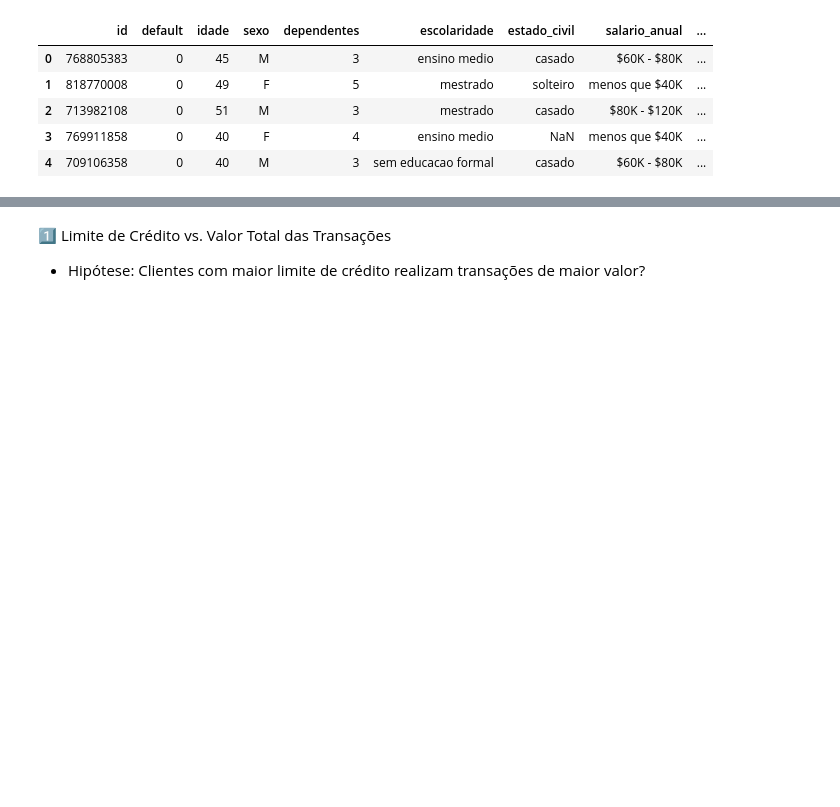
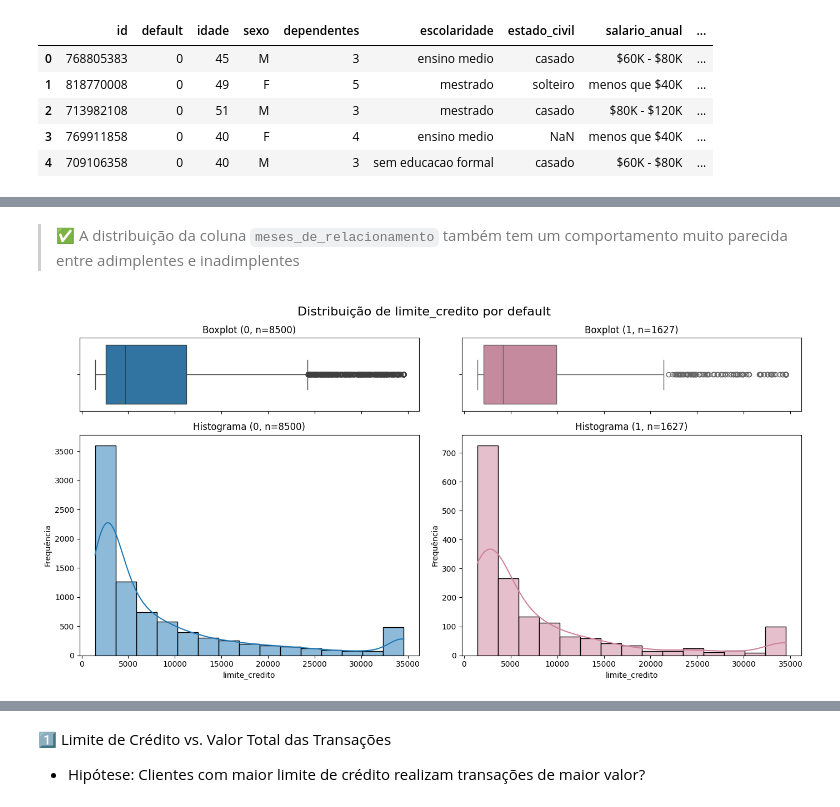
Before and after one commit to matheusvazdata/ml-classificacao-analise-de-inadimplencia, a Jupyter notebook: Projeto_ML_Coder_House_Classificacao.ipynb, the cells around one changed output, grey strips where cells are left out. Cells and saved outputs as stored; diff of their text form; code cells hidden in the pictures; blank space fills up the shorter version.

```diff
--- a/Projeto_ML_Coder_House_Classificacao.ipynb
+++ b/Projeto_ML_Coder_House_Classificacao.ipynb
@@ -426,0 +256,7 @@ def grafico_dispersao(dados, x_col, y_col, hue_col='tipo_cartao'):
+# %% [markdown]
+> ✅ A distribuição da coluna `meses_de_relacionamento` também tem um comportamento muito parecida entre adimplentes e inadimplentes
+# %%
+# Distribuição do limite de crédito
+plotar_distribuicao_agrupada(df, 'limite_credito')
+# %% [output]
+[figure, added]
```
Also changed, not shown: parts of 143 cells of this notebook.
